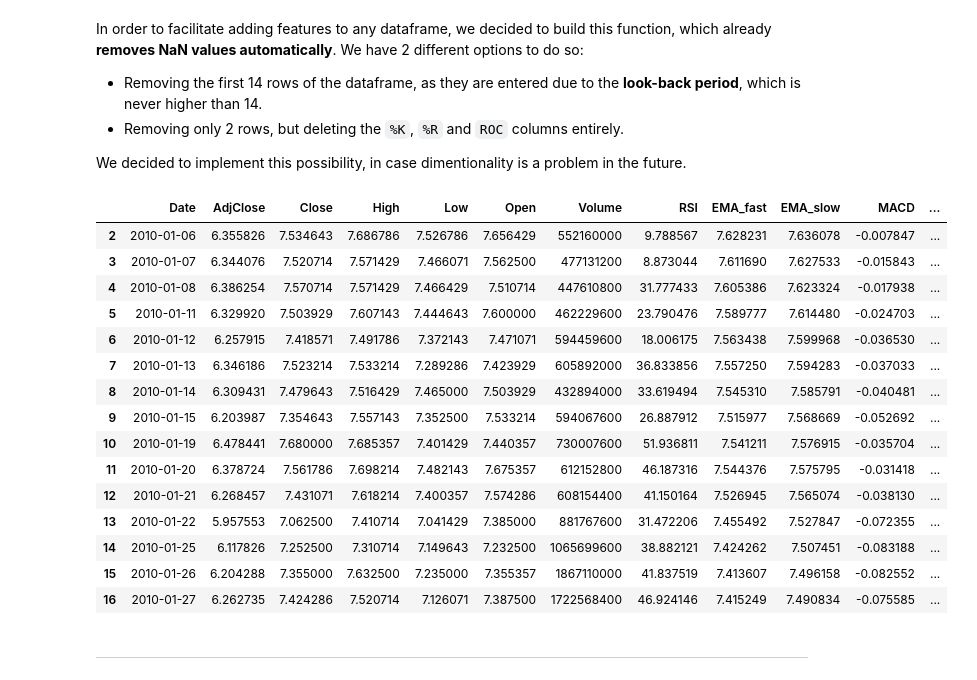
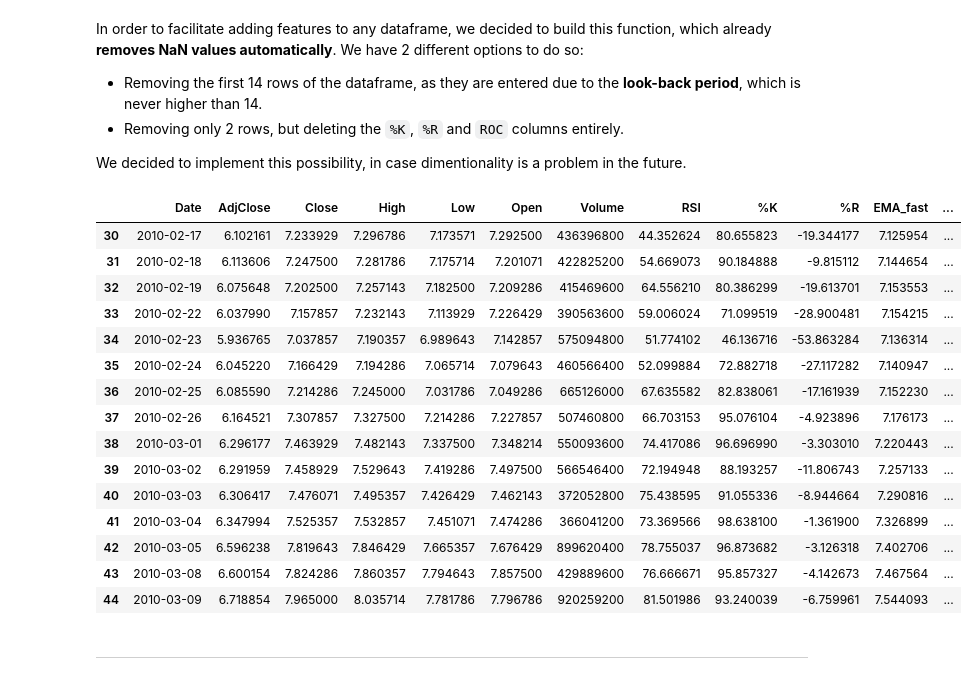
Before and after one commit to pmgfernandes04/SP500-Using-ML-and-Search-Methods, a Jupyter notebook: RF.ipynb, the cells around one changed output. Cells and saved outputs as stored; diff of their text form; code cells hidden in the pictures.

```diff
--- a/RF.ipynb
+++ b/RF.ipynb
@@ -146,8 +146,8 @@ $
 
 </center>
 # %%
-def addROC(df):
-    n = 14  # Period
+def addROC(df, period):
+    n = period
     df['ROC'] = (df['Close'] - df['Close'].shift(n)) / df['Close'].shift(n) * 100
 # %% [markdown]
  - **On-Balance Volume (OBV)**:
@@ -170,37 +170,37 @@ def addFeatures(df, rows=True):
     addK(df)
     addR(df)
     addMACD(df)
-    addROC(df)
+    addROC(df, 30)
     addOBV(df)
 
-    # Removes first 14 rows of the dataset
-    if rows: df.drop(index=range(0, 14), inplace=True)
+    # Removes first determined rows of the dataset
+    if rows: df.drop(index=range(0, 30), inplace=True)
 
     # Removes first 2 rows of the dataset, and the `%K`, `%R` and `ROC` columns
     else:
         df.drop(index=range(0, 2), inplace=True)
         df.drop(columns=['ROC','%K', '%R'], inplace=True)
 # %%
-addFeatures(df_apple, False)
+addFeatures(df_apple)
 
 df_apple.head(15)
 # %% [output]
-|  | Date | AdjClose | Close | High | Low | Open | Volume | RSI | EMA_fast | EMA_slow | MACD | ... |
-| 2 | 2010-01-06 | 6.355826 | 7.534643 | 7.686786 | 7.526786 | 7.656429 | 552160000 | 9.788567 | 7.628231 | 7.636078 | -0.007847 | ... |
-| 3 | 2010-01-07 | 6.344076 | 7.520714 | 7.571429 | 7.466071 | 7.562500 | 477131200 | 8.873044 | 7.611690 | 7.627533 | -0.015843 | ... |
-| 4 | 2010-01-08 | 6.386254 | 7.570714 | 7.571429 | 7.466429 | 7.510714 | 447610800 | 31.777433 | 7.605386 | 7.623324 | -0.017938 | ... |
-| 5 | 2010-01-11 | 6.329920 | 7.503929 | 7.607143 | 7.444643 | 7.600000 | 462229600 | 23.790476 | 7.589777 | 7.614480 | -0.024703 | ... |
-| 6 | 2010-01-12 | 6.257915 | 7.418571 | 7.491786 | 7.372143 | 7.471071 | 594459600 | 18.006175 | 7.563438 | 7.599968 | -0.036530 | ... |
-| 7 | 2010-01-13 | 6.346186 | 7.523214 | 7.533214 | 7.289286 | 7.423929 | 605892000 | 36.833856 | 7.557250 | 7.594283 | -0.037033 | ... |
-| 8 | 2010-01-14 | 6.309431 | 7.479643 | 7.516429 | 7.465000 | 7.503929 | 432894000 | 33.619494 | 7.545310 | 7.585791 | -0.040481 | ... |
-| 9 | 2010-01-15 | 6.203987 | 7.354643 | 7.557143 | 7.352500 | 7.533214 | 594067600 | 26.887912 | 7.515977 | 7.568669 | -0.052692 | ... |
-| 10 | 2010-01-19 | 6.478441 | 7.680000 | 7.685357 | 7.401429 | 7.440357 | 730007600 | 51.936811 | 7.541211 | 7.576915 | -0.035704 | ... |
-| 11 | 2010-01-20 | 6.378724 | 7.561786 | 7.698214 | 7.482143 | 7.675357 | 612152800 | 46.187316 | 7.544376 | 7.575795 | -0.031418 | ... |
-| 12 | 2010-01-21 | 6.268457 | 7.431071 | 7.618214 | 7.400357 | 7.574286 | 608154400 | 41.150164 | 7.526945 | 7.565074 | -0.038130 | ... |
-| 13 | 2010-01-22 | 5.957553 | 7.062500 | 7.410714 | 7.041429 | 7.385000 | 881767600 | 31.472206 | 7.455492 | 7.527847 | -0.072355 | ... |
-| 14 | 2010-01-25 | 6.117826 | 7.252500 | 7.310714 | 7.149643 | 7.232500 | 1065699600 | 38.882121 | 7.424262 | 7.507451 | -0.083188 | ... |
-| 15 | 2010-01-26 | 6.204288 | 7.355000 | 7.632500 | 7.235000 | 7.355357 | 1867110000 | 41.837519 | 7.413607 | 7.496158 | -0.082552 | ... |
-| 16 | 2010-01-27 | 6.262735 | 7.424286 | 7.520714 | 7.126071 | 7.387500 | 1722568400 | 46.924146 | 7.415249 | 7.490834 | -0.075585 | ... |
+|  | Date | AdjClose | Close | High | Low | Open | Volume | RSI | %K | %R | EMA_fast | ... |
+| 30 | 2010-02-17 | 6.102161 | 7.233929 | 7.296786 | 7.173571 | 7.292500 | 436396800 | 44.352624 | 80.655823 | -19.344177 | 7.125954 | ... |
+| 31 | 2010-02-18 | 6.113606 | 7.247500 | 7.281786 | 7.175714 | 7.201071 | 422825200 | 54.669073 | 90.184888 | -9.815112 | 7.144654 | ... |
+| 32 | 2010-02-19 | 6.075648 | 7.202500 | 7.257143 | 7.182500 | 7.209286 | 415469600 | 64.556210 | 80.386299 | -19.613701 | 7.153553 | ... |
+| 33 | 2010-02-22 | 6.037990 | 7.157857 | 7.232143 | 7.113929 | 7.226429 | 390563600 | 59.006024 | 71.099519 | -28.900481 | 7.154215 | ... |
+| 34 | 2010-02-23 | 5.936765 | 7.037857 | 7.190357 | 6.989643 | 7.142857 | 575094800 | 51.774102 | 46.136716 | -53.863284 | 7.136314 | ... |
+| 35 | 2010-02-24 | 6.045220 | 7.166429 | 7.194286 | 7.065714 | 7.079643 | 460566400 | 52.099884 | 72.882718 | -27.117282 | 7.140947 | ... |
+| 36 | 2010-02-25 | 6.085590 | 7.214286 | 7.245000 | 7.031786 | 7.049286 | 665126000 | 67.635582 | 82.838061 | -17.161939 | 7.152230 | ... |
+| 37 | 2010-02-26 | 6.164521 | 7.307857 | 7.327500 | 7.214286 | 7.227857 | 507460800 | 66.703153 | 95.076104 | -4.923896 | 7.176173 | ... |
+| 38 | 2010-03-01 | 6.296177 | 7.463929 | 7.482143 | 7.337500 | 7.348214 | 550093600 | 74.417086 | 96.696990 | -3.303010 | 7.220443 | ... |
+| 39 | 2010-03-02 | 6.291959 | 7.458929 | 7.529643 | 7.419286 | 7.497500 | 566546400 | 72.194948 | 88.193257 | -11.806743 | 7.257133 | ... |
+| 40 | 2010-03-03 | 6.306417 | 7.476071 | 7.495357 | 7.426429 | 7.462143 | 372052800 | 75.438595 | 91.055336 | -8.944664 | 7.290816 | ... |
+| 41 | 2010-03-04 | 6.347994 | 7.525357 | 7.532857 | 7.451071 | 7.474286 | 366041200 | 73.369566 | 98.638100 | -1.361900 | 7.326899 | ... |
+| 42 | 2010-03-05 | 6.596238 | 7.819643 | 7.846429 | 7.665357 | 7.676429 | 899620400 | 78.755037 | 96.873682 | -3.126318 | 7.402706 | ... |
+| 43 | 2010-03-08 | 6.600154 | 7.824286 | 7.860357 | 7.794643 | 7.857500 | 429889600 | 76.666671 | 95.857327 | -4.142673 | 7.467564 | ... |
+| 44 | 2010-03-09 | 6.718854 | 7.965000 | 8.035714 | 7.781786 | 7.796786 | 920259200 | 81.501986 | 93.240039 | -6.759961 | 7.544093 | ... |
 # %% [markdown]
 ---
 # %% [markdown]
```
Also changed, not shown: parts of 15 cells of this notebook.
